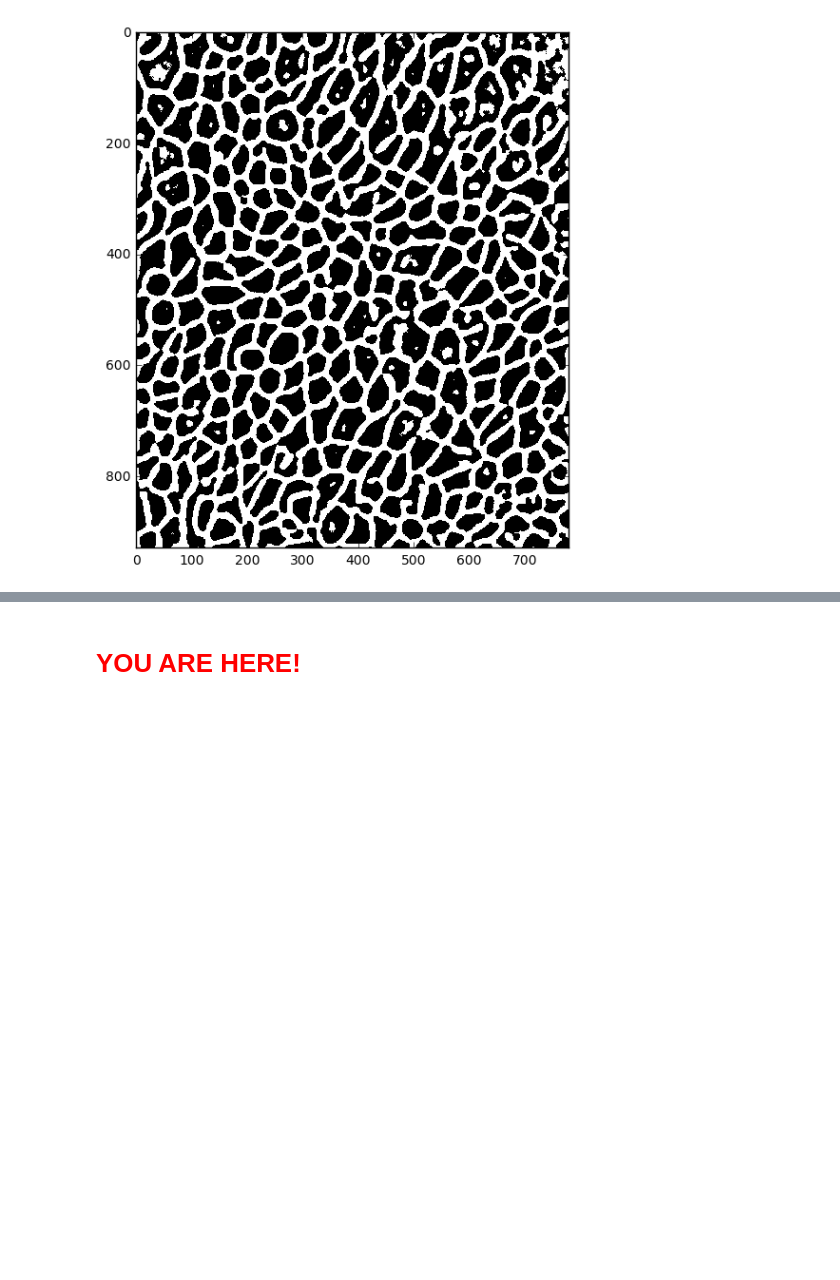
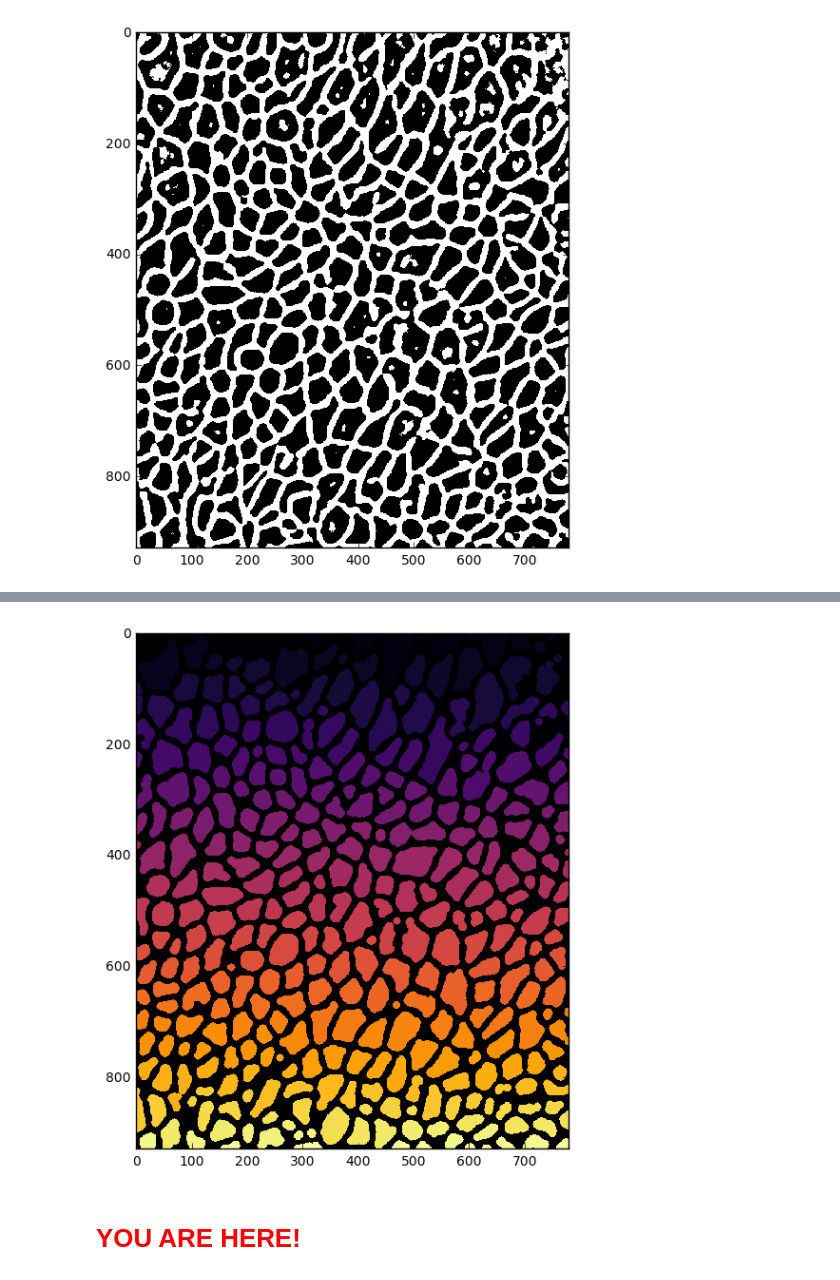
Before and after one commit to tobyhodges/python-workshop-image-processing, a Jupyter notebook: main_tutorial/tutorial_pipeline_solutions.ipynb, the cells around one changed output, grey strips where cells are left out. Saved outputs shown, nothing was run; the diff lists cells and outputs as text; code cells hidden in the pictures; blank space fills up the shorter version.

```diff
--- a/main_tutorial/tutorial_pipeline_solutions.ipynb
+++ b/main_tutorial/tutorial_pipeline_solutions.ipynb
@@ -234,2 +298,25 @@ plt.show()
+# %%
+# (i) Label connected components
+# Use the function ndi.label from ndimage.
+# Note that this function labels foreground pixels (`1`), so you may need to invert your mask
+# again if your membrane mask is currently labeled as foreground.
+cell_labels,_ = ndi.label(np.logical_not(mem_final))
+
+# (ii) Visualize the output
+# Here, it is no longer ideal to use a 'gray' colormap, since we want to visualize that each
+# cell has a unique ID. Play around with different colormaps (check the docs to see what
+# types of colormaps are available) and choose one that you are happy with
+# Take a close look at the picture and note mistakes in the segmentation. Depending on the
+# quality of your membrane mask, there will most likely be some cells that are falsely
+# labeled as the same cells; this is called "under-segmentation". We will resolve this
+# issue in the next step. Note that our downstream pipeline does not involve any steps to
+# resolve "over-segmentation", so you should fine-tune your membrane mask such that this
+# is not a common problem.
+plt.figure(figsize=(7,7))
+plt.imshow(np.zeros_like(cell_labels))
+plt.imshow(cell_labels,interpolation='none',cmap='inferno')
+plt.show()
+# %% [output]
+[figure, added]
 # %% [markdown]
 #  <font color='red'> YOU ARE HERE! </font>
```
Also changed, not shown: parts of 23 cells of this notebook, 1 other file.
